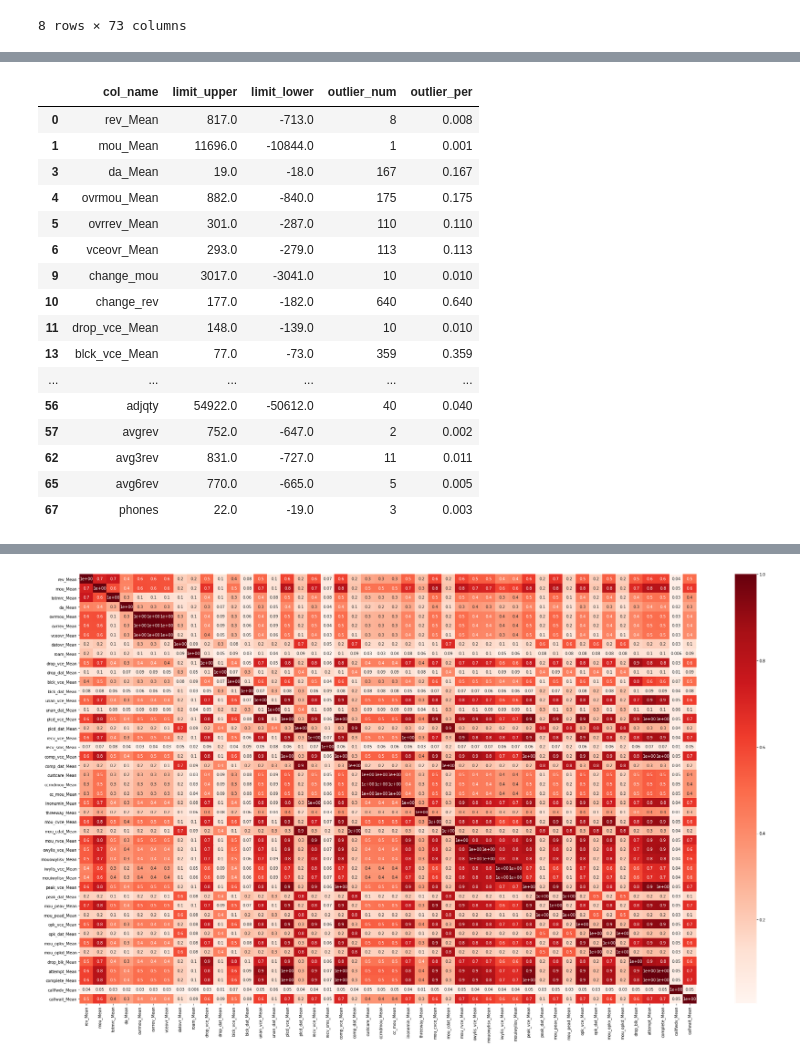
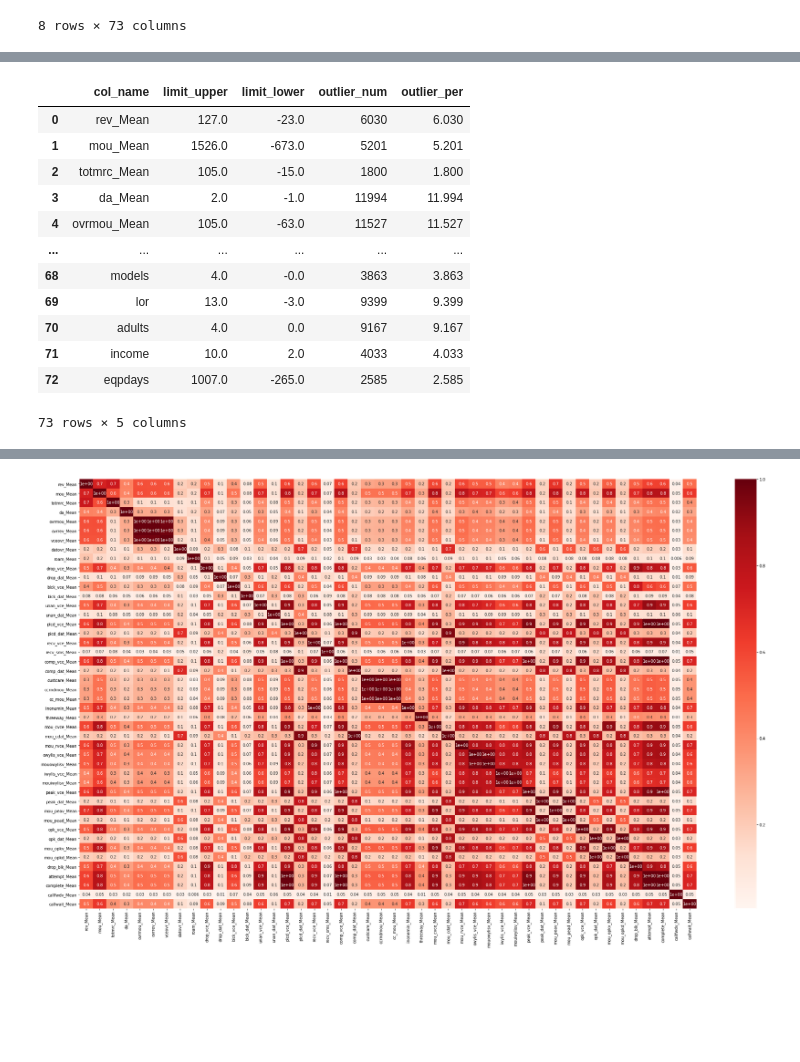
Before and after one commit to CatPalha/SDG-technical-test, a Jupyter notebook: first_look.ipynb, the cells around one changed output, grey strips where cells are left out. Drawn from its saved outputs; the diff is of its cells as text; code cells hidden in the pictures; blank space fills up the shorter version.

```diff
--- a/first_look.ipynb
+++ b/first_look.ipynb
@@ -259,24 +301,22 @@ Upper limit of ovrrev_Mean is 301.0
 ... (134 outputs left out)
-# %%
-#Ouliers that are to be removed:
-#This outliers represent around 5% of the data. We are not going to remove them, because I think it's to much (for now).
-outliers = df_outliers[(df_outliers.outlier_per <= 1) & (df_outliers.outlier_per > 0)]
-outliers
-# %% [output]
-|  | col_name | limit_upper | limit_lower | outlier_num | outlier_per |
-| 0 | rev_Mean | 817.0 | -713.0 | 8 | 0.008 |
-| 1 | mou_Mean | 11696.0 | -10844.0 | 1 | 0.001 |
-| 3 | da_Mean | 19.0 | -18.0 | 167 | 0.167 |
-| 4 | ovrmou_Mean | 882.0 | -840.0 | 175 | 0.175 |
-| 5 | ovrrev_Mean | 301.0 | -287.0 | 110 | 0.110 |
-| 6 | vceovr_Mean | 293.0 | -279.0 | 113 | 0.113 |
-| 9 | change_mou | 3017.0 | -3041.0 | 10 | 0.010 |
-| 10 | change_rev | 177.0 | -182.0 | 640 | 0.640 |
-| 11 | drop_vce_Mean | 148.0 | -139.0 | 10 | 0.010 |
-| 13 | blck_vce_Mean | 77.0 | -73.0 | 359 | 0.359 |
-| ... | ... | ... | ... | ... | ... |
-| 56 | adjqty | 54922.0 | -50612.0 | 40 | 0.040 |
-| 57 | avgrev | 752.0 | -647.0 | 2 | 0.002 |
-| 62 | avg3rev | 831.0 | -727.0 | 11 | 0.011 |
-| 65 | avg6rev | 770.0 | -665.0 | 5 | 0.005 |
-| 67 | phones | 22.0 | -19.0 | 3 | 0.003 |
+# %%
+#Columns that contain outliers:
+#73 columns
+#Too much outliers to be removed. We will need to consider data scaling when training the model
+#And also a scaler that works well with outliers
+outliers = df_outliers[df_outliers.outlier_per > 0]
+df_outliers
+# %% [output]
+|  | col_name | limit_upper | limit_lower | outlier_num | outlier_per |
+| 0 | rev_Mean | 127.0 | -23.0 | 6030 | 6.030 |
+| 1 | mou_Mean | 1526.0 | -673.0 | 5201 | 5.201 |
+| 2 | totmrc_Mean | 105.0 | -15.0 | 1800 | 1.800 |
+| 3 | da_Mean | 2.0 | -1.0 | 11994 | 11.994 |
+| 4 | ovrmou_Mean | 105.0 | -63.0 | 11527 | 11.527 |
+| ... | ... | ... | ... | ... | ... |
+| 68 | models | 4.0 | -0.0 | 3863 | 3.863 |
+| 69 | lor | 13.0 | -3.0 | 9399 | 9.399 |
+| 70 | adults | 4.0 | 0.0 | 9167 | 9.167 |
+| 71 | income | 10.0 | 2.0 | 4033 | 4.033 |
+| 72 | eqpdays | 1007.0 | -265.0 | 2585 | 2.585 |
+73 rows × 5 columns
```
Also changed, not shown: parts of 93 cells of this notebook.
